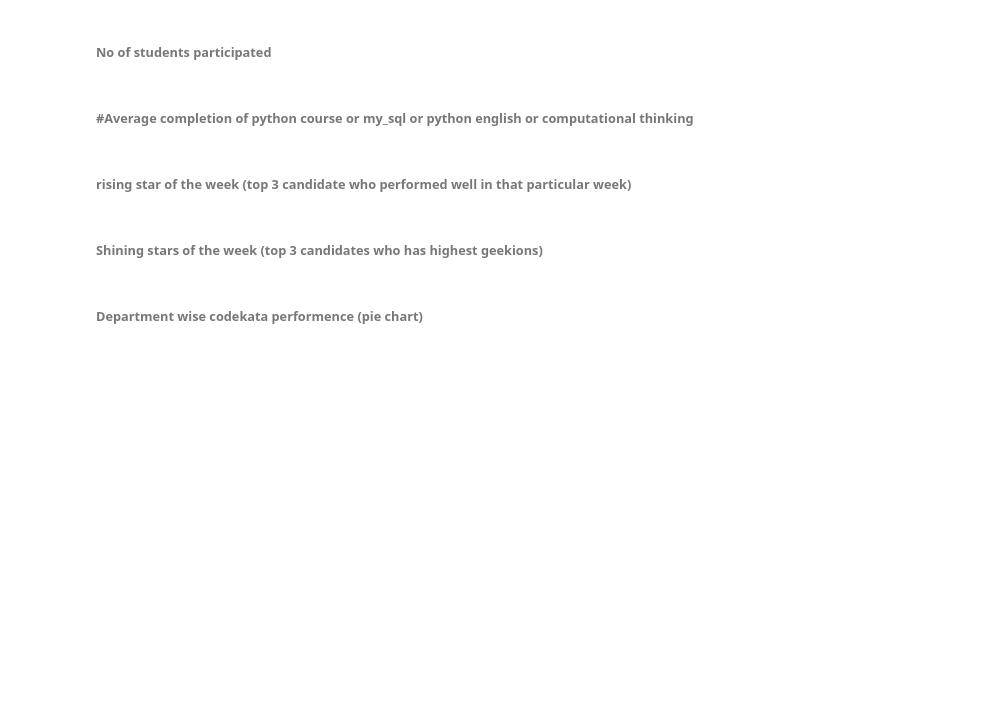
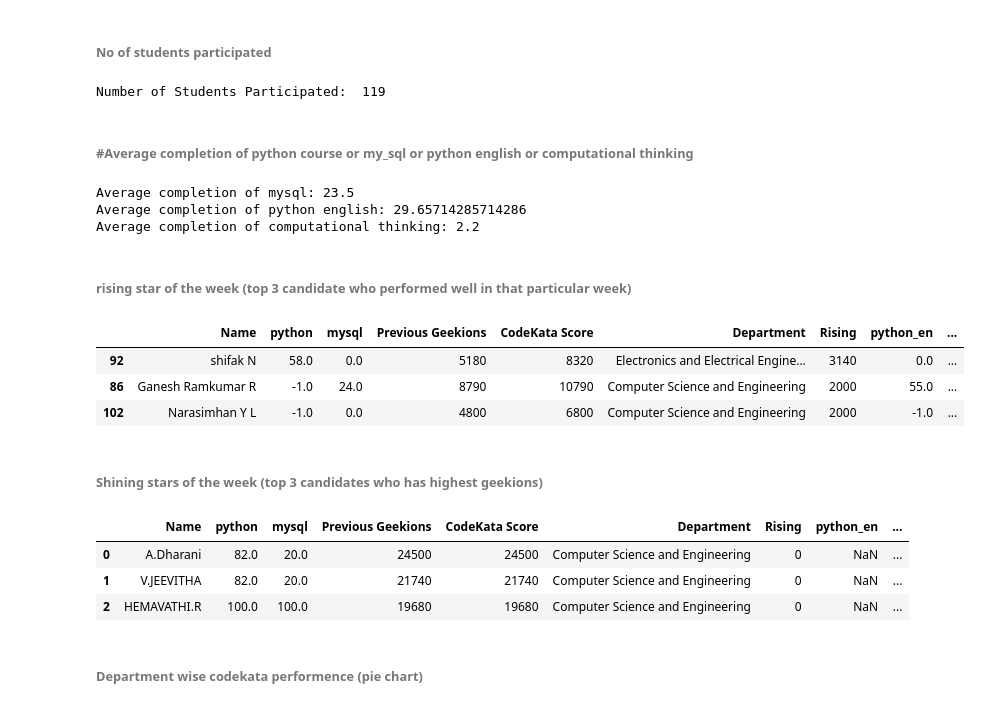
Before and after one commit to Benson-G/Benson-G, a Jupyter notebook: Assessment2B.ipynb, the cells around one changed output. Saved outputs shown, nothing was run; the diff lists cells and outputs as text; code cells hidden in the pictures; blank space fills up the shorter version.

```diff
--- a/Assessment2B.ipynb
+++ b/Assessment2B.ipynb
@@ -10,7 +10,3 @@
 import pandas as pd
 # %% [markdown]
 ###### merge those two csv files (after getting as dataframes, get them as a single dataframe)
-# %%
-df = pd.concat(
-    map(pd.read_csv, ['mydata.csv', 'mydata1.csv']), ignore_index=True)
-print(df)
@@ -29,10 +102,44 @@ print(df)
 # %% [markdown]
 ###### No of students participated
+# %%
+import pandas as pd
+import numpy as np
+total = df.loc[:, 'Name'].count()
+print('Number of Students Participated: ',total)
+# %% [output]
+Number of Students Participated:  119
 # %% [markdown]
 ###### #Average completion of python course or my_sql or python english or computational thinking
+# %%
+df4 = df["mysql"].mean()
+print("Average completion of mysql:", df4)
+
+df5 = df["python_en"].mean()
+print("Average completion of python english:", df5)
+
+df6 = df["computational_thinking"].mean()
+print("Average completion of computational thinking:", df6)
+# %% [output]
+Average completion of mysql: 23.5
+Average completion of python english: 29.65714285714286
+Average completion of computational thinking: 2.2
 # %% [markdown]
 ###### rising star of the week (top 3 candidate who performed well in that particular week)
+# %%
+df.nlargest(n=3, columns=['Rising'])
+# %% [output]
+|  | Name | python | mysql | Previous Geekions | CodeKata Score | Department | Rising | python_en | ... |
+| 92 | shifak N | 58.0 | 0.0 | 5180 | 8320 | Electronics and Electrical Engine... | 3140 | 0.0 | ... |
+| 86 | Ganesh Ramkumar R | -1.0 | 24.0 | 8790 | 10790 | Computer Science and Engineering | 2000 | 55.0 | ... |
+| 102 | Narasimhan Y L | -1.0 | 0.0 | 4800 | 6800 | Computer Science and Engineering | 2000 | -1.0 | ... |
 # %% [markdown]
 ###### Shining stars of the week (top 3 candidates who has highest geekions)
+# %%
+df.nlargest(n=3, columns=['Previous Geekions'])
+# %% [output]
+|  | Name | python | mysql | Previous Geekions | CodeKata Score | Department | Rising | python_en | ... |
+| 0 | A.Dharani | 82.0 | 20.0 | 24500 | 24500 | Computer Science and Engineering | 0 | NaN | ... |
+| 1 | V.JEEVITHA | 82.0 | 20.0 | 21740 | 21740 | Computer Science and Engineering | 0 | NaN | ... |
+| 2 | HEMAVATHI.R | 100.0 | 100.0 | 19680 | 19680 | Computer Science and Engineering | 0 | NaN | ... |
 # %% [markdown]
 ###### Department wise codekata performence (pie chart)
```
Also changed, not shown: parts of 5 cells of this notebook.
